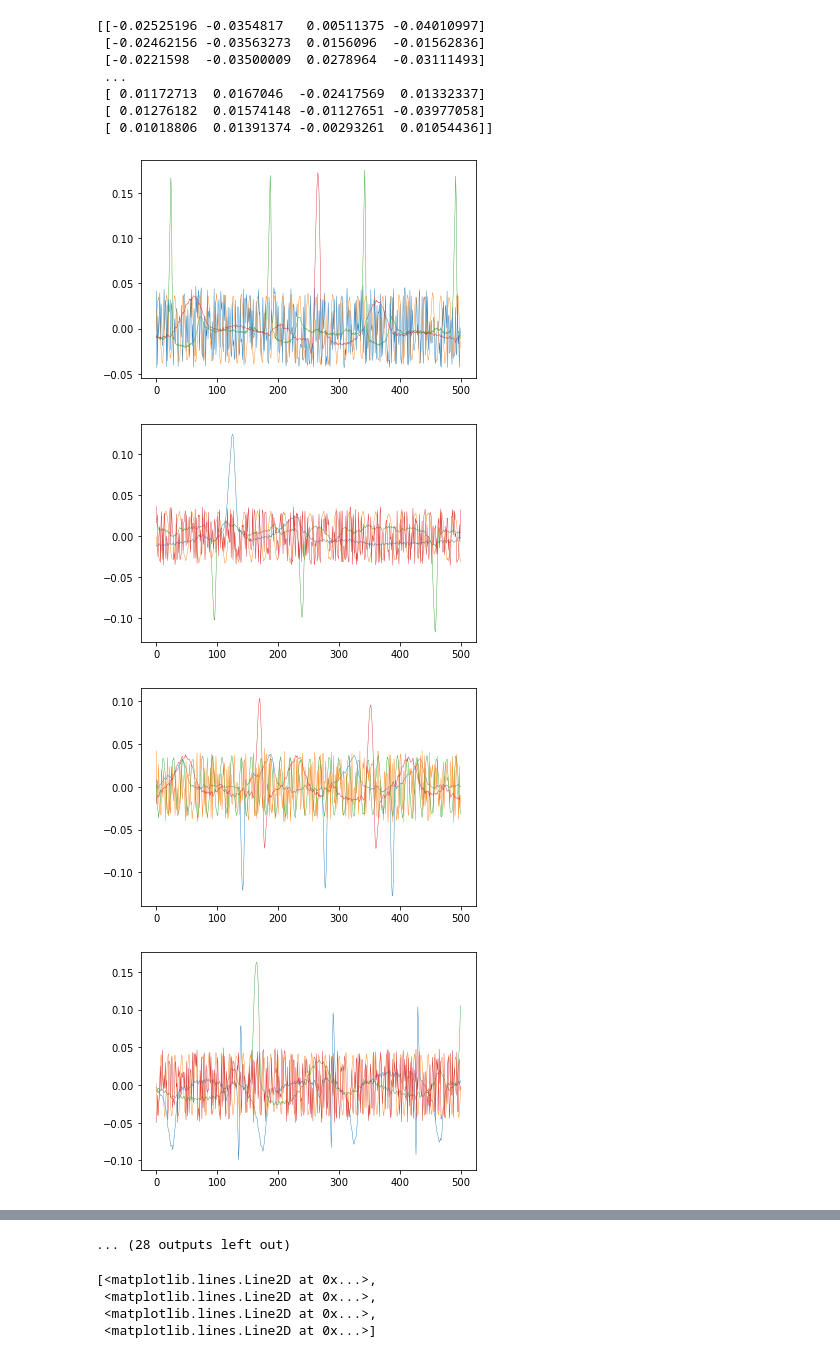
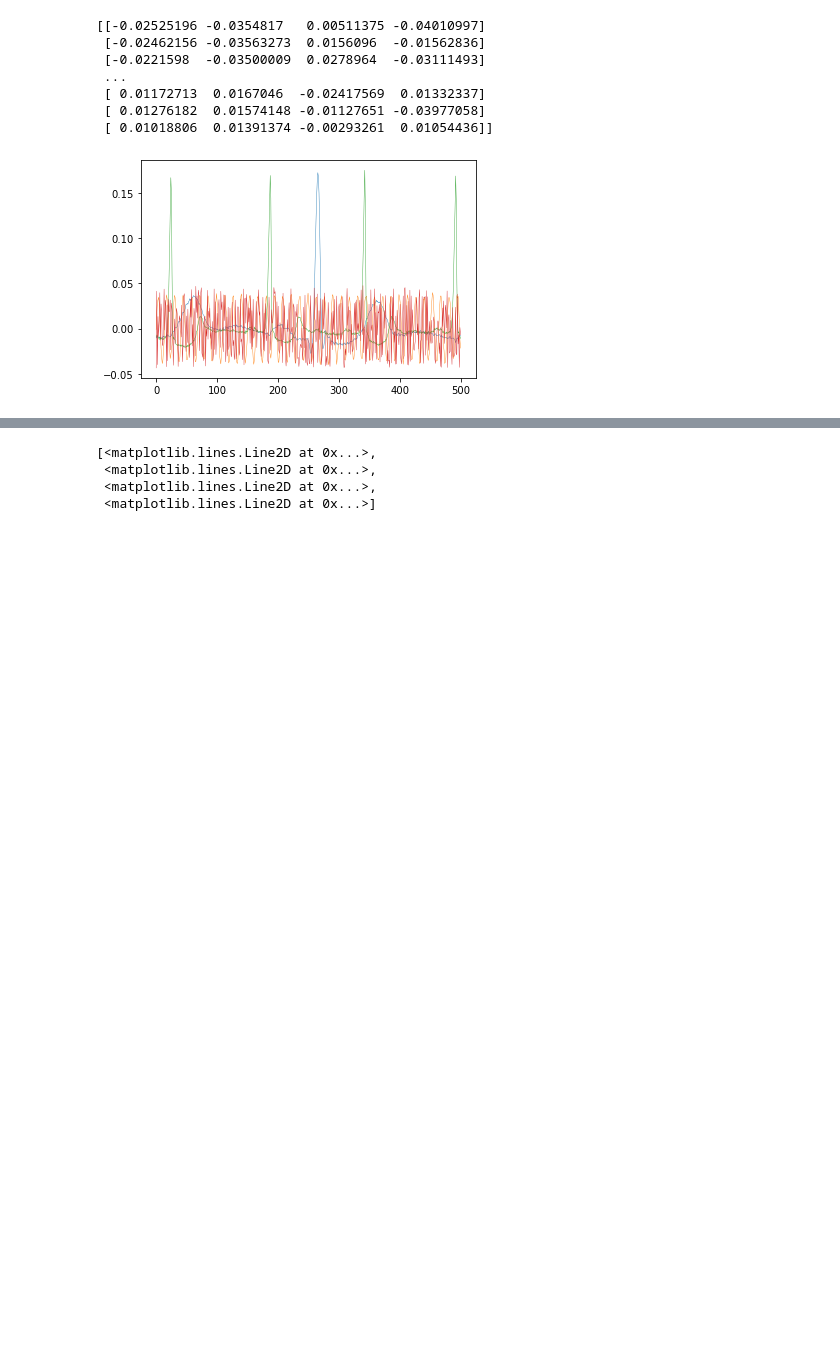
Before and after one commit to pbouttes/ML_Project2, a Jupyter notebook: pablo.ipynb, the cells around one changed output, grey strips where cells are left out. Saved outputs shown, nothing was run; the diff lists cells and outputs as text; code cells hidden in the pictures; blank space fills up the shorter version.

```diff
--- a/pablo.ipynb
+++ b/pablo.ipynb
@@ -51,35 +51,32 @@ print(y_transformed)
 import os
 directory = 'heartbeat_data'
 
-stop=40  #set the number of files you want to go through
+stop=1  #set the number of files you want to go through
 count=0
 
 for filename in os.listdir(directory):
   count+=1
   mat = scipy.io.loadmat('heartbeat_data/'+filename)
 
   y=mat['val'][0]
   transformer = FastICA()
   y_transposed = y.T
   y_transformed = transformer.fit_transform(y_transposed)
   N=500
 
   x2=(np.arange(0,N))
 
   signal1=np.array([y_transformed[i][0] for i in range(N)])
   signal2=np.array([y_transformed[i][1] for i in range(N)])
   signal3=np.array([y_transformed[i][2] for i in range(N)])
   signal4=np.array([y_transformed[i][3] for i in range(N)])
 
   plt.plot(x2,signal1,linewidth=.4)
   plt.plot(x2,signal2,linewidth=.4)
   plt.plot(x2,signal3,linewidth=.4)
   plt.plot(x2,signal4,linewidth=.4)
   plt.show()
   if count==stop:
     break
 # %% [output]
-[figure, old version]
+[figure, new version]
-[figure, removed]
-[figure, removed]
-[figure, removed]
@@ -94,4 +83,3 @@ for filename in os.listdir(directory):
-... (28 outputs left out)
 # %%
 # Plotting data
 # create 100 equally spaced points between -3 and 3
```
Also changed, not shown: parts of 2 cells of this notebook.
